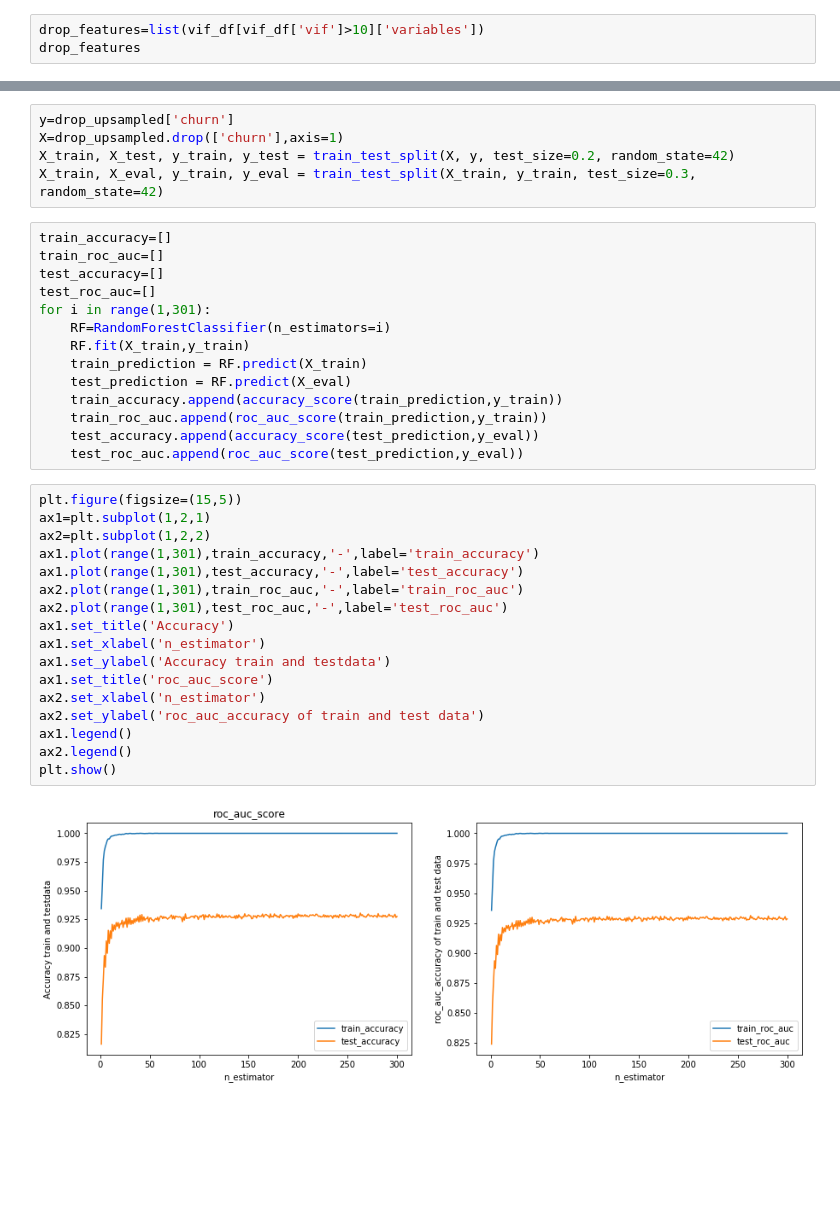
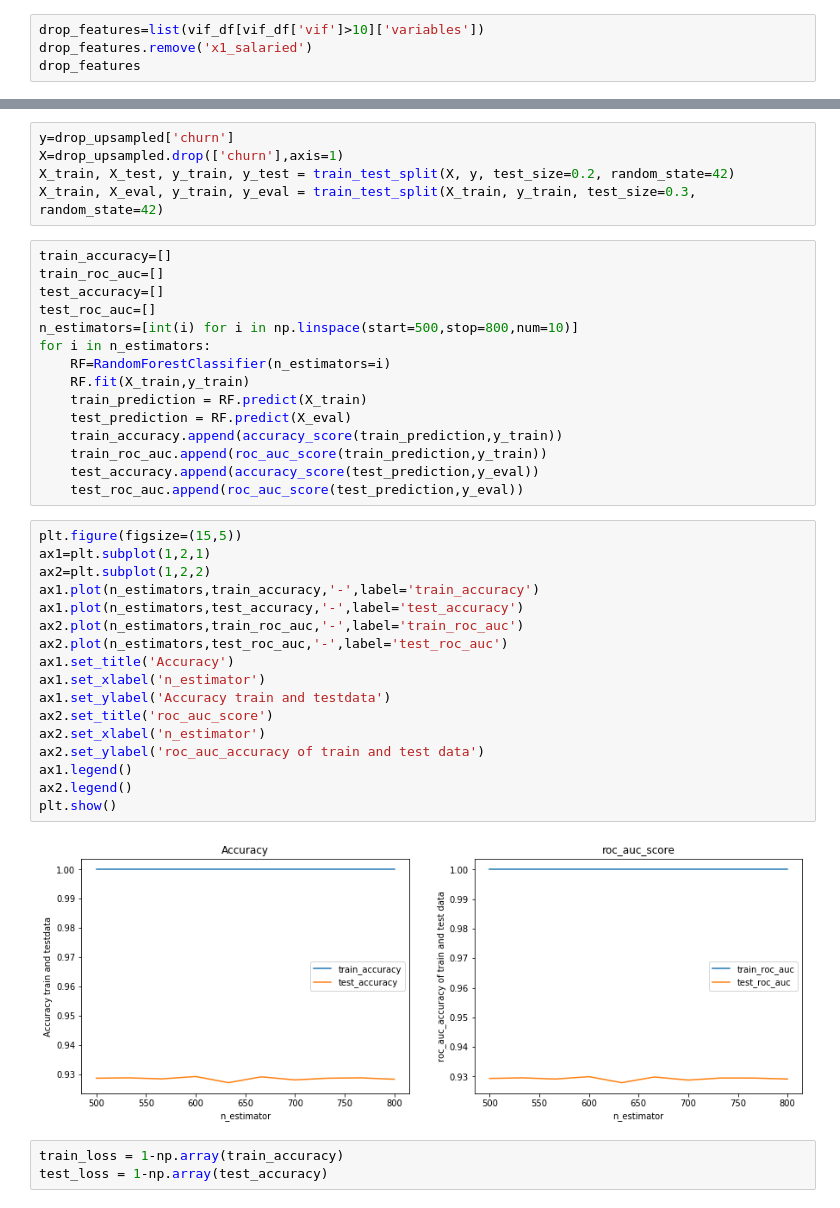
Before and after one commit to Debapriya-Mondal/Churn-Prediction, a Jupyter notebook: churn_prediction.ipynb, the cells around one changed output, grey strips where cells are left out. Drawn from its saved outputs; the diff is of its cells as text; blank space fills up the shorter version.

Commit message:
After choosing n_estimator=500

```diff
--- a/churn_prediction.ipynb
+++ b/churn_prediction.ipynb
@@ -968,6 +968,7 @@ vif_df[vif_df['vif']>10]
 | 20 | x1_self_employed | 26.377138 |
 # %%
 drop_features=list(vif_df[vif_df['vif']>10]['variables'])
+drop_features.remove('x1_salaried')
 drop_features
 # %% [output]
 ['age',
@@ -1034,7 +1034,8 @@ train_accuracy=[]
 train_roc_auc=[]
 test_accuracy=[]
 test_roc_auc=[]
-for i in range(1,301):
+n_estimators=[int(i) for i in np.linspace(start=500,stop=800,num=10)]
+for i in n_estimators:
     RF=RandomForestClassifier(n_estimators=i)
     RF.fit(X_train,y_train)
     train_prediction = RF.predict(X_train)
@@ -1046,19 +1047,22 @@ for i in range(1,301):
 # %%
 plt.figure(figsize=(15,5))
 ax1=plt.subplot(1,2,1)
 ax2=plt.subplot(1,2,2)
-ax1.plot(range(1,301),train_accuracy,'-',label='train_accuracy')
-ax1.plot(range(1,301),test_accuracy,'-',label='test_accuracy')
-ax2.plot(range(1,301),train_roc_auc,'-',label='train_roc_auc')
-ax2.plot(range(1,301),test_roc_auc,'-',label='test_roc_auc')
+ax1.plot(n_estimators,train_accuracy,'-',label='train_accuracy')
+ax1.plot(n_estimators,test_accuracy,'-',label='test_accuracy')
+ax2.plot(n_estimators,train_roc_auc,'-',label='train_roc_auc')
+ax2.plot(n_estimators,test_roc_auc,'-',label='test_roc_auc')
 ax1.set_title('Accuracy')
 ax1.set_xlabel('n_estimator')
 ax1.set_ylabel('Accuracy train and testdata')
-ax1.set_title('roc_auc_score')
+ax2.set_title('roc_auc_score')
 ax2.set_xlabel('n_estimator')
 ax2.set_ylabel('roc_auc_accuracy of train and test data')
 ax1.legend()
 ax2.legend()
 plt.show()
 # %% [output]
-[figure, old version]
+[figure, new version]
+# %%
+train_loss = 1-np.array(train_accuracy)
+test_loss = 1-np.array(test_accuracy)
```
Also changed, not shown: parts of 6 cells of this notebook.
